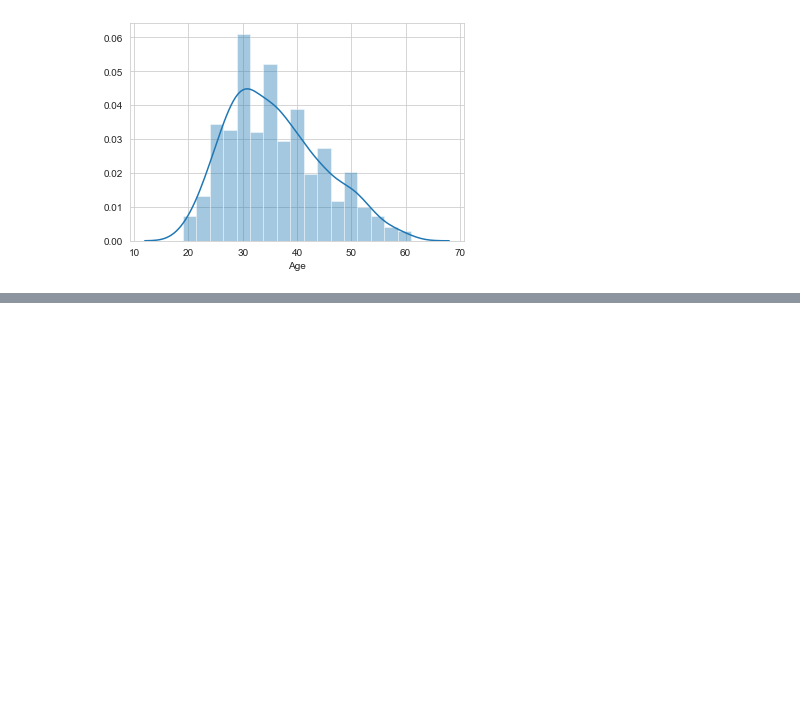
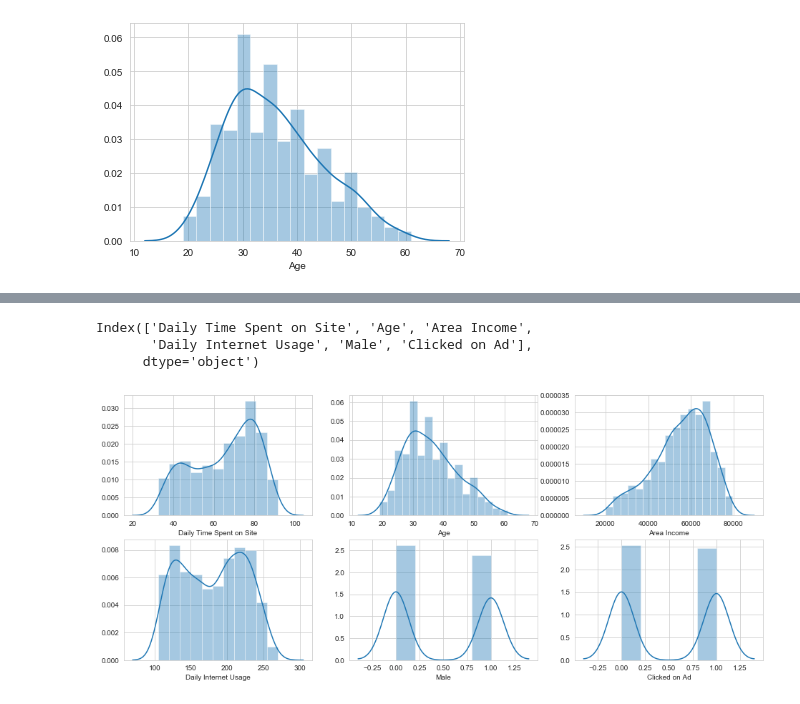
Before and after one commit to rui-ren/Data-Science-Notes, a Jupyter notebook: data_challenges/Advertising_Click_estimation/Advertising_Rui.ipynb, the cells around one changed output, grey strips where cells are left out. Cells and saved outputs as stored; diff of their text form; code cells hidden in the pictures; blank space fills up the shorter version.

```diff
--- a/data_challenges/Advertising_Click_estimation/Advertising_Rui.ipynb
+++ b/data_challenges/Advertising_Click_estimation/Advertising_Rui.ipynb
@@ -316,0 +348,20 @@ df_outlier_rm
+# %%
+df_new = pd.concat([df_outlier_rm, df[df.columns[4:]]], axis=1).dropna()
+# %%
+num_vars = df_new.select_dtypes(exclude=['object', 'datetime64']).columns
+# %%
+num_vars
+# %% [output]
+Index(['Daily Time Spent on Site', 'Age', 'Area Income',
+       'Daily Internet Usage', 'Male', 'Clicked on Ad'],
+      dtype='object')
+# %%
+# get rid of the daily internet usage < actually daily time spend on site
+df_new['delta'] = df_new['Daily Internet Usage'] - df_new['Daily Time Spent on Site']
+# %%
+df_new = df_new[df_new['delta'] >= 0]
+# df_new = df_new.drop('delta', axis=1)
+# %%
+creating_distplot((16,18), df_new, num_vars)
+# %% [output]
+[figure, added]
```
Also changed, not shown: parts of 64 cells of this notebook, 1 other file.
